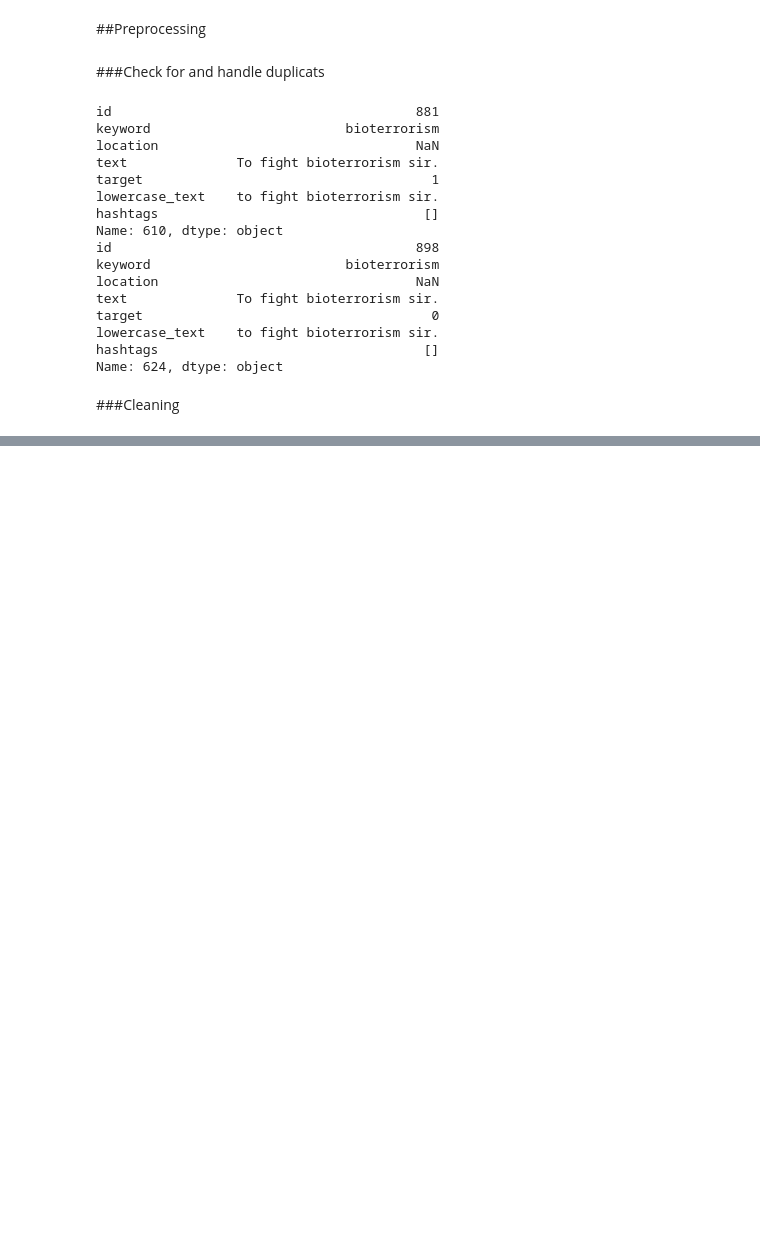
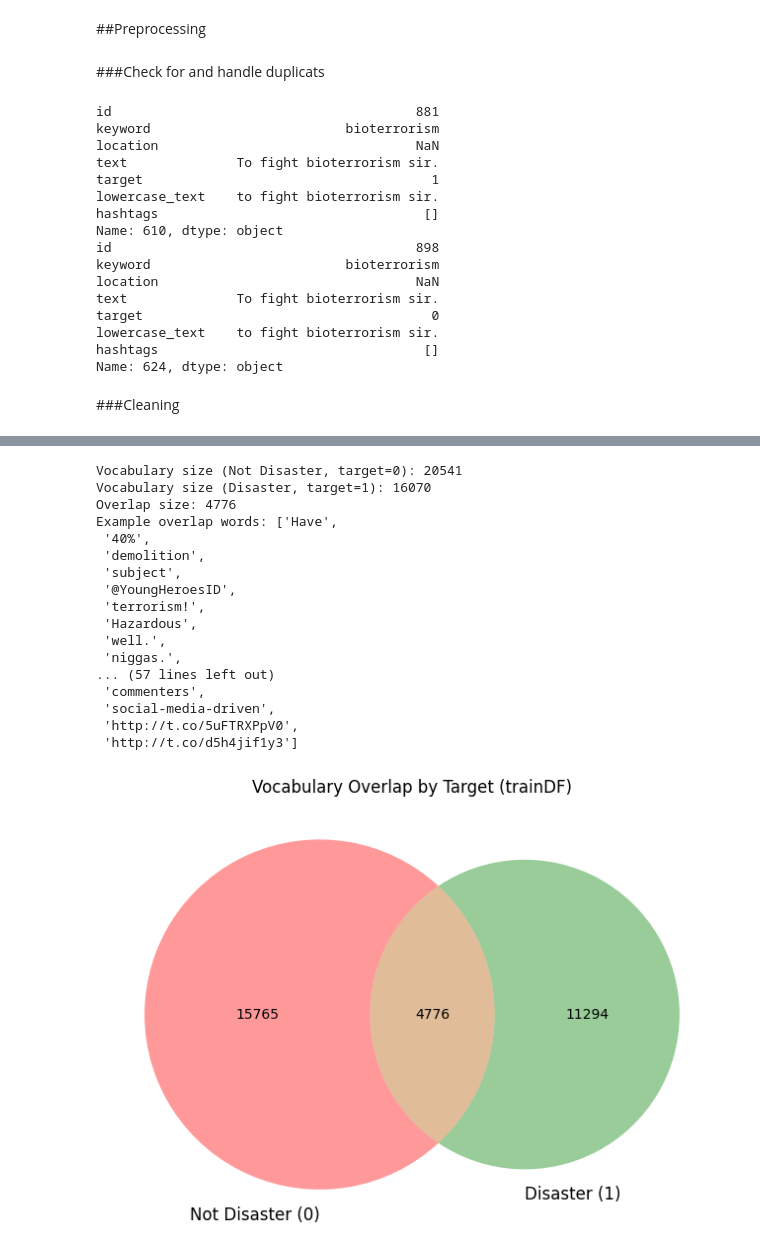
Before and after one commit to Luicazen/NLPTweets, a Jupyter notebook: Visualizations .ipynb, the cells around one changed output, grey strips where cells are left out. Cells and saved outputs as stored; diff of their text form; code cells hidden in the pictures; blank space fills up the shorter version.

```diff
--- a/BERT.ipynb
+++ b/Visualizations .ipynb
@@ -401,3 +353,0 @@ After cleaning:  deeds reason earthquake may allah forgive us
-# %%
-trainDF["cleaned_text"] = trainDF["text"].apply(clean_text)
-testDF["cleaned_text"] = testDF["text"].apply(clean_text)
@@ -705,0 +354,47 @@ Wrote submission.csv with 3263 rows
+# %%
+# Build vocabulary sets from trainDF (using cleaned_text)
+def _vocab_from_series(series):
+    toks = set()
+    for txt in series.dropna().astype(str):
+        # cleaned_text already lowercased and punctuation/stopwords removed in earlier cell
+        for tok in txt.split():
+            tok = tok.strip()
+            if tok:
+                toks.add(tok)
+    return toks
+
+vocab_target0 = _vocab_from_series(trainDF.loc[trainDF['target'] == 0, "text"])
+vocab_target1 = _vocab_from_series(trainDF.loc[trainDF['target'] == 1, "text"])
+
+# Print basic stats
+print(f"Vocabulary size (Not Disaster, target=0): {len(vocab_target0)}")
+print(f"Vocabulary size (Disaster, target=1): {len(vocab_target1)}")
+print(f"Overlap size: {len(vocab_target0 & vocab_target1)}")
+print("Example overlap words:", list(vocab_target0 & vocab_target1)[:30])
+print("Example unique to target=0:", list(vocab_target0 - vocab_target1)[:20])
+print("Example unique to target=1:", list(vocab_target1 - vocab_target0)[:20])
+
+# Venn diagram of the two vocabularies
+plt.figure(figsize=(8, 8))
+venn2([vocab_target0, vocab_target1], set_labels=('Not Disaster (0)', 'Disaster (1)'))
+plt.title("Vocabulary Overlap by Target (trainDF)")
+plt.show()
+# %% [output]
+Vocabulary size (Not Disaster, target=0): 20541
+Vocabulary size (Disaster, target=1): 16070
+Overlap size: 4776
+Example overlap words: ['Have',
+ '40%',
+ 'demolition',
+ 'subject',
+ '@YoungHeroesID',
+ 'terrorism!',
+ 'Hazardous',
+ 'well.',
+ 'niggas.',
+... (57 lines left out)
+ 'commenters',
+ 'social-media-driven',
+ 'http://t.co/5uFTRXPpV0',
+ 'http://t.co/d5h4jif1y3']
+[figure, added]
```
Also changed, not shown: parts of 17 cells of this notebook, 7 other files.
